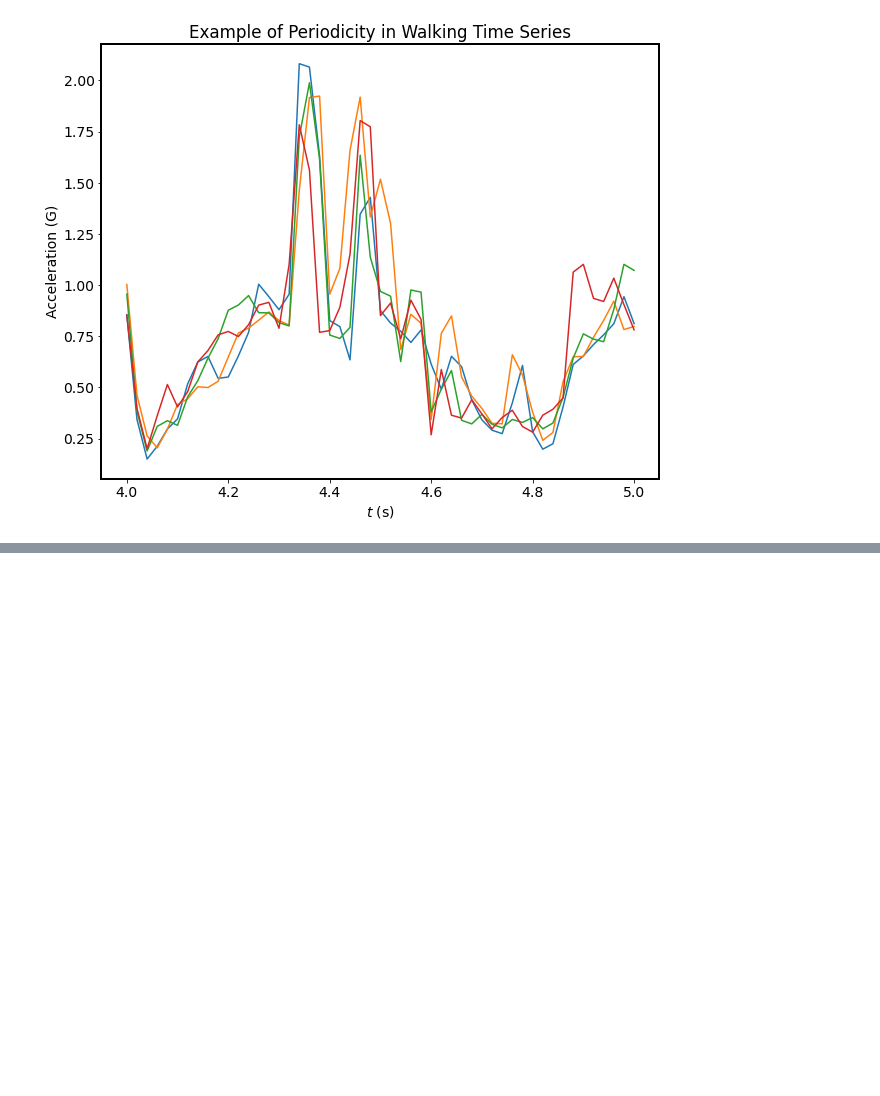
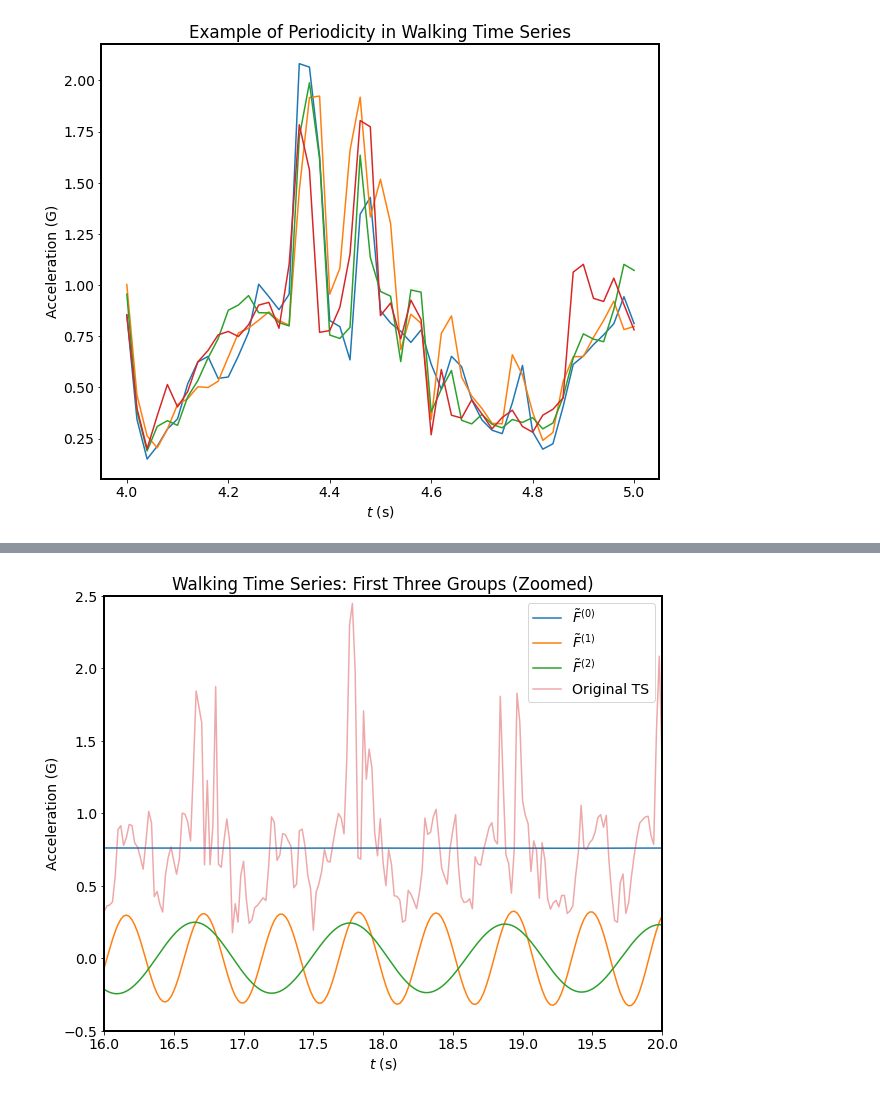
Before and after one commit to jskim-research/imu_research, a Jupyter notebook: SSA_example.ipynb, the cells around one changed output, grey strips where cells are left out. Cells and saved outputs as stored; diff of their text form; code cells hidden in the pictures; blank space fills up the shorter version.

```diff
--- a/SSA_example.ipynb
+++ b/SSA_example.ipynb
@@ -462,0 +491,15 @@ plt.title("Example of Periodicity in Walking Time Series");
+# %%
+accel_ssa.reconstruct(0).plot()
+accel_ssa.reconstruct([1,2]).plot()
+accel_ssa.reconstruct([3,4]).plot()
+accel_ssa.orig_TS.plot(alpha=0.4)
+plt.title("Walking Time Series: First Three Groups (Zoomed)")
+plt.xlabel(r"$t$ (s)")
+plt.ylabel("Acceleration (G)")
+# Zoom
+plt.xlim(16,20)
+plt.ylim(-0.5, 2.5)
+legend = [r"$\tilde{{F}}^{{({0})}}$".format(i) for i in range(3)] + ["Original TS"]
+plt.legend(legend);
+# %% [output]
+[figure, added]
```
Also changed, not shown: parts of 14 cells of this notebook.
